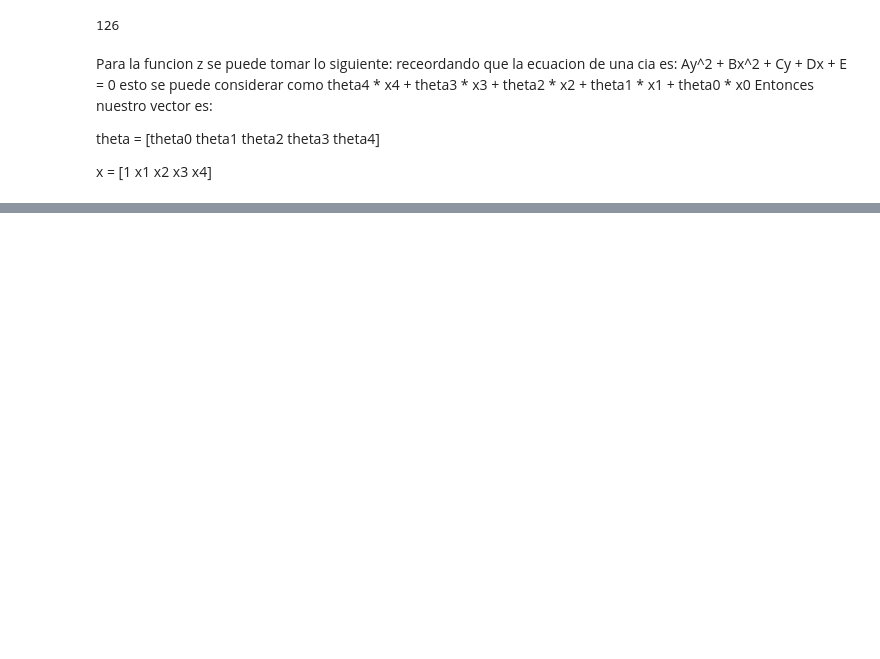
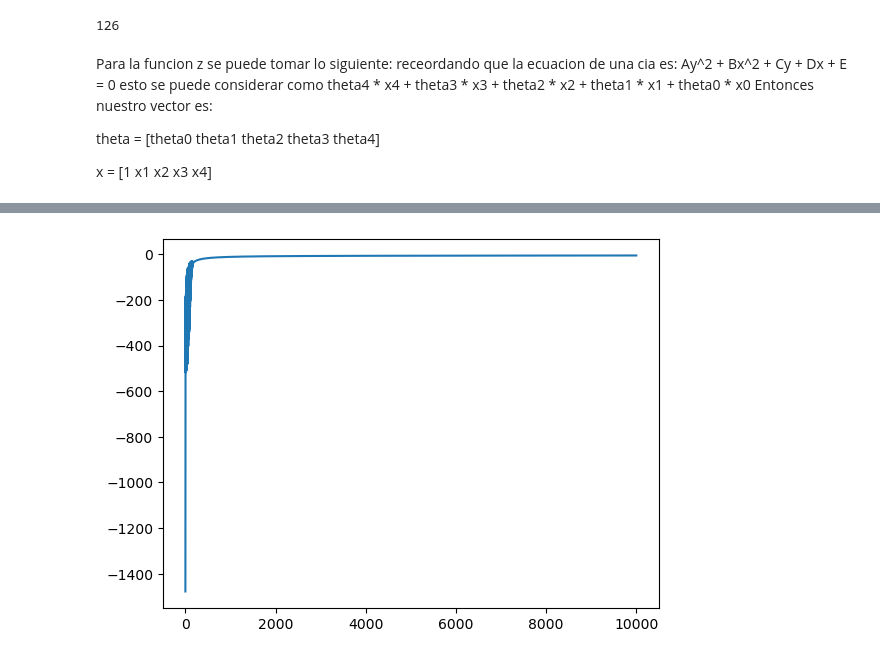
Before and after one commit to guanarp/IA2023, a Jupyter notebook: circulosLR.ipynb, the cells around one changed output, grey strips where cells are left out. Cells and saved outputs as stored; diff of their text form; code cells hidden in the pictures; blank space fills up the shorter version.

```diff
--- a/circulosLR.ipynb
+++ b/circulosLR.ipynb
@@ -182 +247,7 @@ plt.plot(est)
+# %%
+plt.plot(cost)
+est = pred(X,Y)
+#print(est)
+# %% [output]
+[figure, added]
 # %%
```
Also changed, not shown: parts of 26 cells of this notebook, 13 other files.
